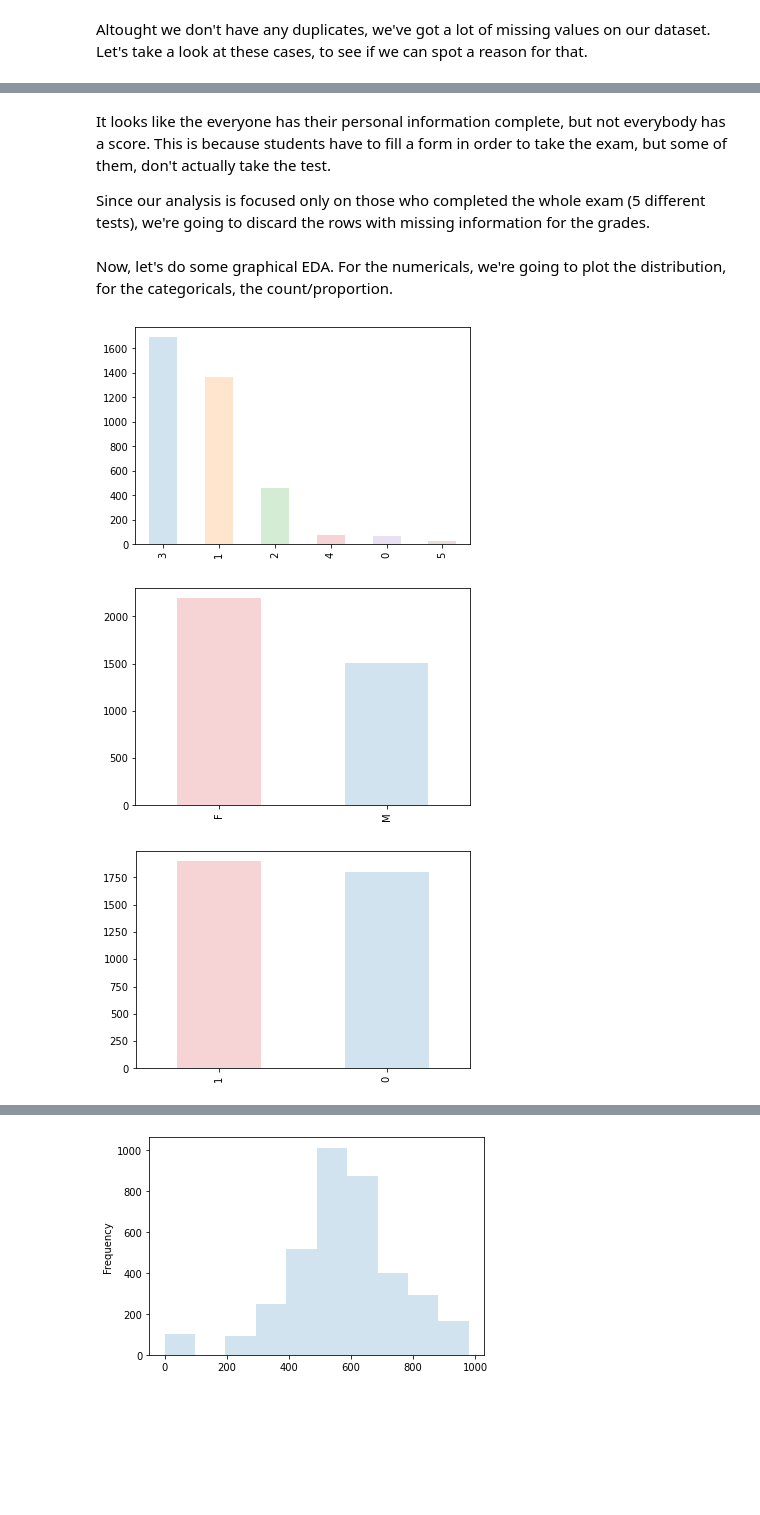
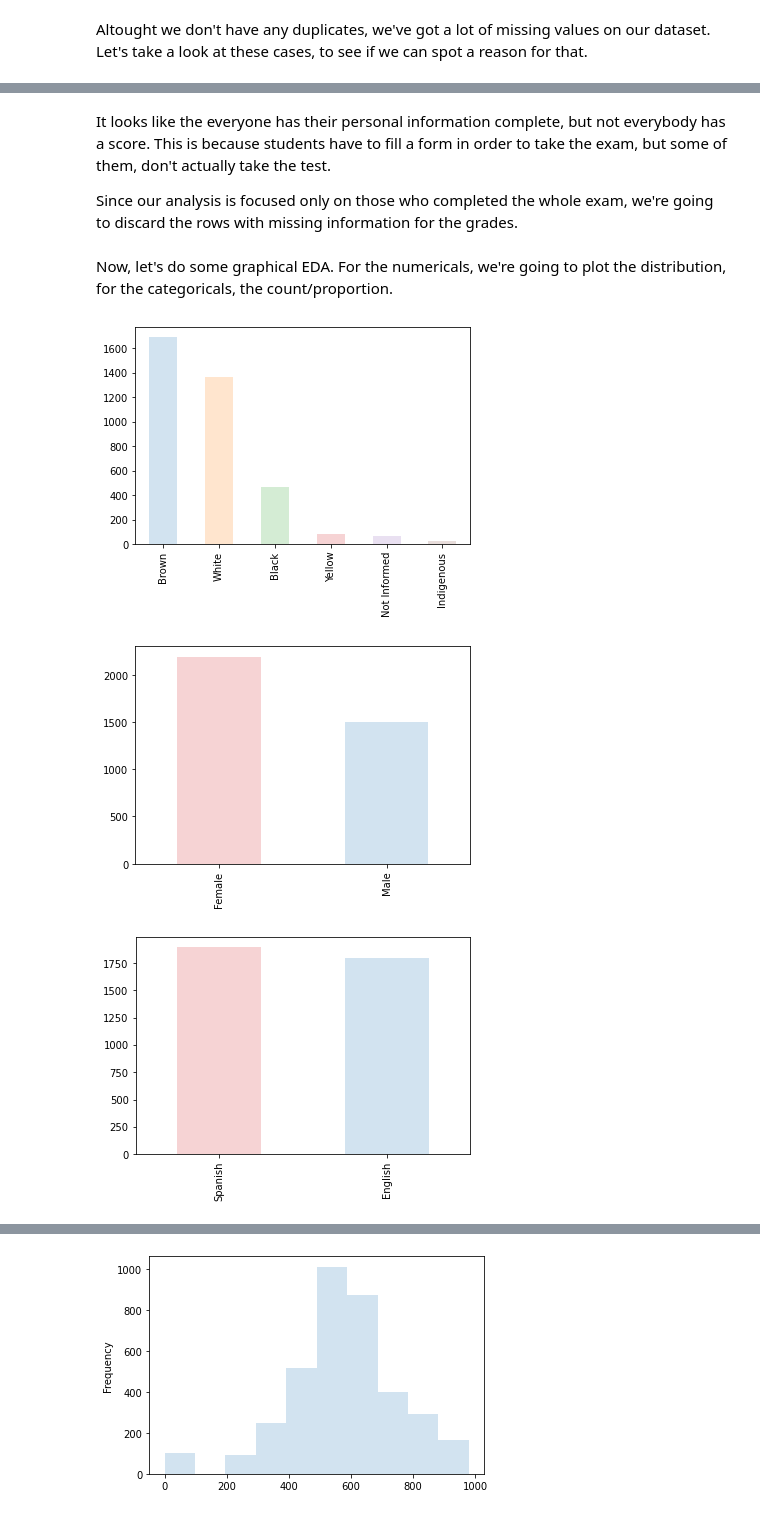
Before and after one commit to thiagofuruchima/enem_ds, a Jupyter notebook: enem_data_study.ipynb, the cells around one changed output, grey strips where cells are left out. Saved outputs shown, nothing was run; the diff lists cells and outputs as text; code cells hidden in the pictures; blank space fills up the shorter version.

Commit message:
Features translated to english

```diff
--- a/enem_data_study.ipynb
+++ b/enem_data_study.ipynb
@@ -65,5 +67,11 @@ It look's like the dataset is alright! Now, lets check the datatypes. Since ther
 # %%
-# define the important columns for our analysis
-important_columns = ['NU_IDADE', 'TP_SEXO',  'TP_COR_RACA',
-                     'TP_LINGUA','NU_NOTA_CN','NU_NOTA_CH',
-                     'NU_NOTA_LC','NU_NOTA_MT','NU_NOTA_REDACAO']
+# translate only the columns we'll be using on our analysis
+df.rename(columns={'NU_IDADE':'AGE',
+                   'TP_SEXO':'GENDER',
+                   'TP_COR_RACA':'SKIN_COLOR',
+                   'TP_LINGUA':'FOREIGN_LANGUAGE',
+                   'NU_NOTA_CN':'GRADE_NATURAL_SCIENCES',
+                   'NU_NOTA_CH':'GRADE_HUMAN_SCIENCES',
+                   'NU_NOTA_LC':'GRADE_LANGUAGE_SCIENCES',
+                   'NU_NOTA_MT':'GRADE_MATH_SCIENCES',
+                   'NU_NOTA_REDACAO':'GRADE_ESSAY'}, inplace=True)
@@ -69,0 +96,13 @@ important_columns = ['NU_IDADE', 'TP_SEXO',  'TP_COR_RACA',
+# %%
+df['GENDER'] = df['GENDER'].map({'M':'Male',
+                  'F':'Female'})
+
+df['SKIN_COLOR'] = df['SKIN_COLOR'].map({0:'Not Informed',
+                     1:'White',
+                     2:'Black',
+                     3:'Brown',
+                     4:'Yellow',
+                     5:'Indigenous'})
+
+df['FOREIGN_LANGUAGE'] = df['FOREIGN_LANGUAGE'].map({0:'English',
+                     1:'Spanish'})
@@ -86,8 +127,8 @@ Most of them are correct. But some categorical types were loaded as numbers. Let
 # %%
 # change the type of columns for 'GENDER', 'RACE' and 'FOREING LANGUAGE' to category
-df['TP_SEXO'] = df['TP_SEXO'].astype('category')
-df['TP_COR_RACA'] = df['TP_COR_RACA'].astype('category')
-df['TP_LINGUA'] = df['TP_LINGUA'].astype('category')
+df['GENDER'] = df['GENDER'].astype('category')
+df['SKIN_COLOR'] = df['SKIN_COLOR'].astype('category')
+df['FOREIGN_LANGUAGE'] = df['FOREIGN_LANGUAGE'].astype('category')
 # %% [markdown]
 Let's check for duplicated and null values, as these can have a huge impact on our analysis.
 # %%
@@ -133,26 +174,26 @@ df[df[important_columns].isna().any(axis=1)][important_columns]
 # %% [markdown]
 It looks like the everyone has their personal information complete, but not everybody has a score. This is because students have to fill a form in order to take the exam, but some of them, don't actually take the test.
 
-Since our analysis is focused only on those who completed the whole exam (5 different tests), we're going to discard the rows with missing information for the grades.
+Since our analysis is focused only on those who completed the whole exam, we're going to discard the rows with missing information for the grades.
 # %%
-df.dropna(subset=['NU_NOTA_CN','NU_NOTA_CH','NU_NOTA_LC','NU_NOTA_MT','NU_NOTA_REDACAO'], inplace=True)
+df.dropna(subset=['GRADE_NATURAL_SCIENCES','GRADE_HUMAN_SCIENCES','GRADE_LANGUAGE_SCIENCES','GRADE_MATH_SCIENCES','GRADE_ESSAY'], inplace=True)
 # %% [markdown]
 Now, let's do some graphical EDA. For the numericals, we're going to plot the distribution, for the categoricals, the count/proportion.
 # %%
-# Plot the race count (0=Not Informed, 1=White, 2=Black, 3=Brown, 4=Yellow, 5=Indigenous)
-df['TP_COR_RACA'].value_counts(dropna=False).plot(kind='bar', color=['#1f77b4', '#ff7f0e', '#2ca02c', '#d62728', '#9467bd', '#8c564b'], alpha=.2)
+# Plot the 'Skin Color' count
+df['SKIN_COLOR'].value_counts(dropna=False).plot(kind='bar', color=['#1f77b4', '#ff7f0e', '#2ca02c', '#d62728', '#9467bd', '#8c564b'], alpha=.2)
 plt.show()
 # %% [output]
-[figure, old version]
+[figure, new version]
 # %%
-# Plot the gender count (M=Male, F=Female)
-df['TP_SEXO'].value_counts().plot(kind='bar', color=['#d62728', '#1f77b4'], alpha=.2)
+# Plot the gender count
+df['GENDER'].value_counts().plot(kind='bar', color=['#d62728', '#1f77b4'], alpha=.2)
 plt.show()
 # %% [output]
-[figure, old version]
+[figure, new version]
 # %%
-# Plot the 'foreign language' count (0=English, 1=Spanish)
-df['TP_LINGUA'].value_counts().plot(kind='bar', color=['#d62728', '#1f77b4'], alpha=.2)
+# Plot the 'foreign language' count
+df['FOREIGN_LANGUAGE'].value_counts().plot(kind='bar', color=['#d62728', '#1f77b4'], alpha=.2)
 plt.show()
 # %% [output]
-[figure, old version]
+[figure, new version]
```
Also changed, not shown: parts of 44 cells of this notebook.
